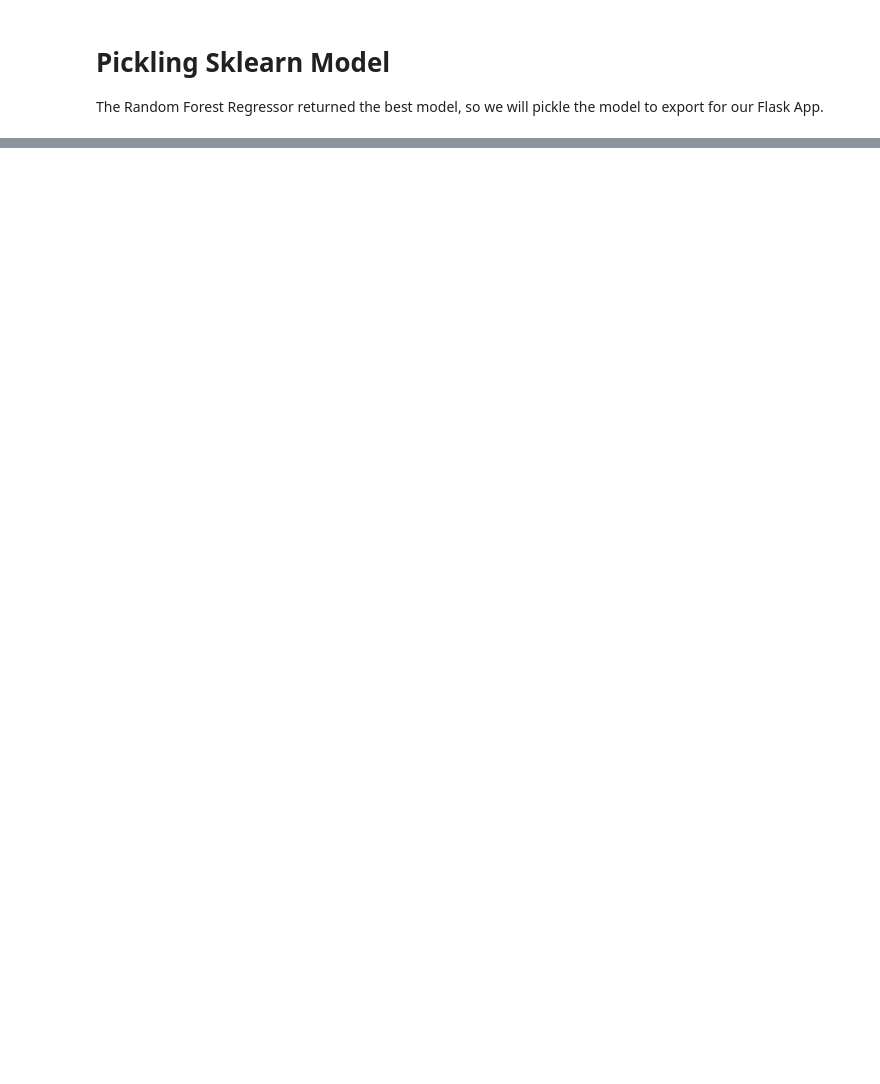
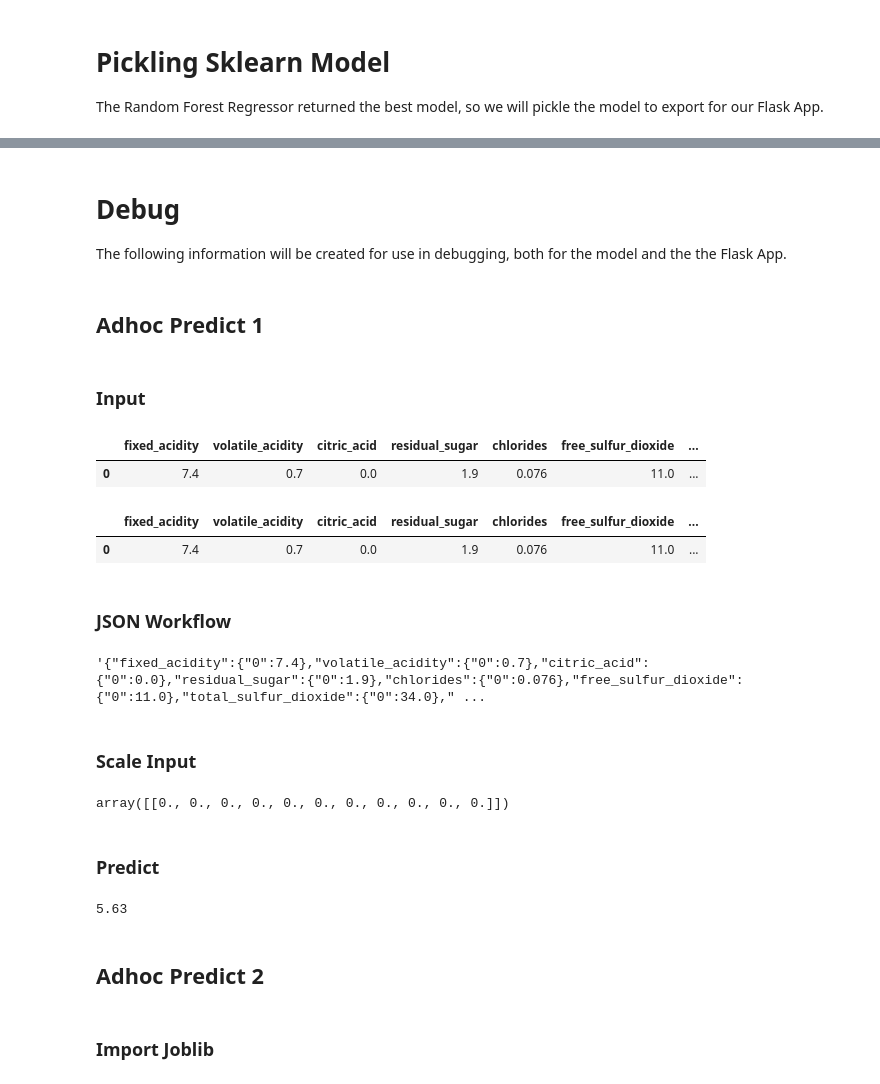
Before and after one commit to canfielder/DSBA-6190_Proj2, a Jupyter notebook: wine_predict/wine_quality_predict.ipynb, the cells around one changed output, grey strips where cells are left out. Saved outputs shown, nothing was run; the diff lists cells and outputs as text; code cells hidden in the pictures; blank space fills up the shorter version.

```diff
--- a/wine_predict/wine_quality_predict.ipynb
+++ b/wine_predict/wine_quality_predict.ipynb
@@ -313,0 +349,5 @@ joblib.dump(rf_reg, 'wine_quality_prediction.joblib')
+# %% [markdown]
+# Debug
+The following information will be created for use in debugging, both for the model and the  the Flask App.
+# %% [markdown]
+## Adhoc Predict 1
@@ -313,0 +356,40 @@ joblib.dump(rf_reg, 'wine_quality_prediction.joblib')
+# %% [markdown]
+### Input
+# %%
+actual_sample = df_wine_red.head(1)
+actual_sample
+# %% [output]
+|  | fixed_acidity | volatile_acidity | citric_acid | residual_sugar | chlorides | free_sulfur_dioxide | ... |
+| 0 | 7.4 | 0.7 | 0.0 | 1.9 | 0.076 | 11.0 | ... |
+# %%
+adhoc_predict_1 = actual_sample.drop('quality', axis=1)
+adhoc_predict_1.head()
+# %% [output]
+|  | fixed_acidity | volatile_acidity | citric_acid | residual_sugar | chlorides | free_sulfur_dioxide | ... |
+| 0 | 7.4 | 0.7 | 0.0 | 1.9 | 0.076 | 11.0 | ... |
+# %% [markdown]
+### JSON Workflow
+# %%
+json_payload = adhoc_predict_1.to_json()
+json_payload
+# %% [output]
+'{"fixed_acidity":{"0":7.4},"volatile_acidity":{"0":0.7},"citric_acid":{"0":0.0},"residual_sugar":{"0":1.9},"chlorides":{"0":0.076},"free_sulfur_dioxide":{"0":11.0},"total_sulfur_dioxide":{"0":34.0}," ...
+# %% [markdown]
+### Scale Input
+# %%
+scaler = preprocessing.StandardScaler().fit(adhoc_predict_1)
+scaled_adhoc_predict_1 = scaler.transform(adhoc_predict_1)
+scaled_adhoc_predict_1
+# %% [output]
+array([[0., 0., 0., 0., 0., 0., 0., 0., 0., 0., 0.]])
+# %% [markdown]
+### Predict
+# %%
+adhoc_predict_output_1 = model.predict(scaled_adhoc_predict_1).item()
+print(adhoc_predict_output_1)
+# %% [output]
+5.63
+# %% [markdown]
+## Adhoc Predict 2
+# %% [markdown]
+### Import Joblib
```
Also changed, not shown: parts of 24 cells of this notebook.
